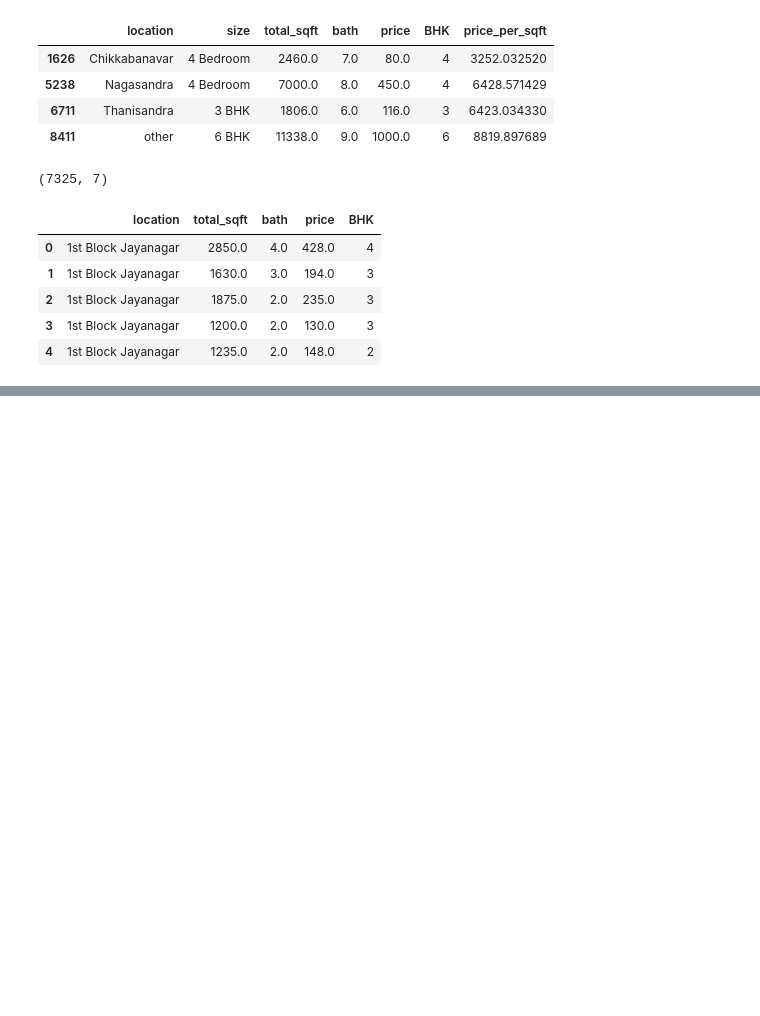
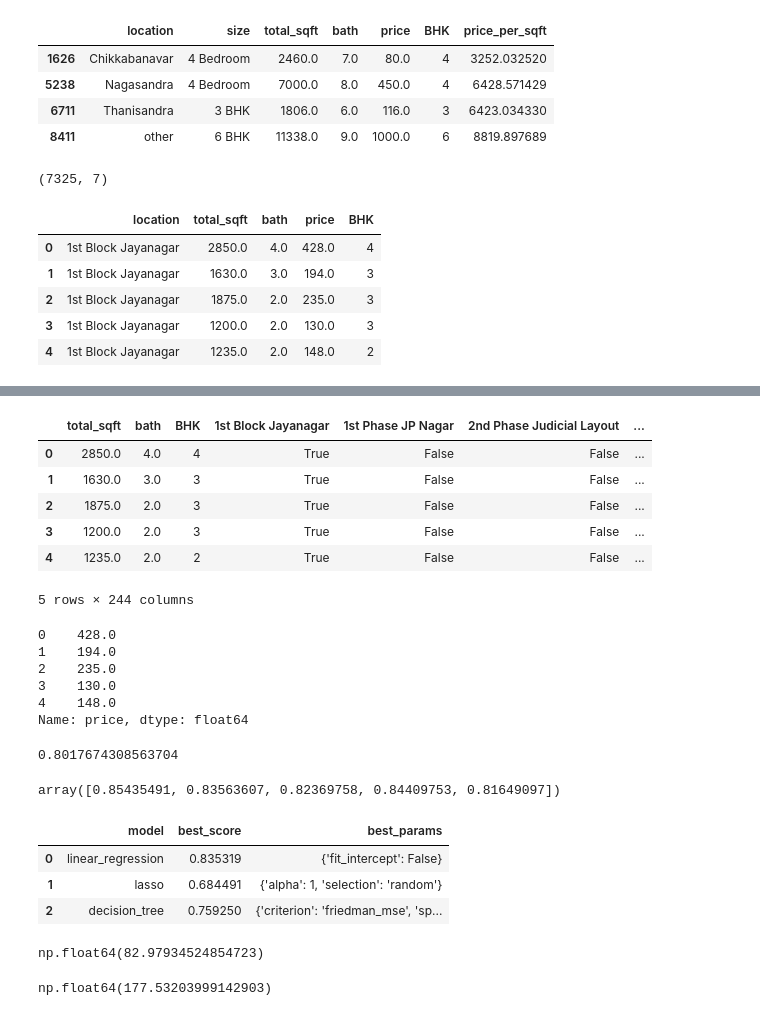
Before and after one commit to KhalilAmamri/bangalore-house-price-prediction, a Jupyter notebook: notebooks/Bangalore_House_Price_Prediction.ipynb, the cells around one changed output, grey strips where cells are left out. Drawn from its saved outputs; the diff is of its cells as text; code cells hidden in the pictures; blank space fills up the shorter version.

```diff
--- a/notebooks/Bangalore_House_Price_Prediction.ipynb
+++ b/notebooks/Bangalore_House_Price_Prediction.ipynb
@@ -372,0 +413,21 @@ df10.head()
+# %%
+X = df12.drop('price', axis='columns')
+y = df12.price
+X.head()
+# %% [output]
+|  | total_sqft | bath | BHK | 1st Block Jayanagar | 1st Phase JP Nagar | 2nd Phase Judicial Layout | ... |
+| 0 | 2850.0 | 4.0 | 4 | True | False | False | ... |
+| 1 | 1630.0 | 3.0 | 3 | True | False | False | ... |
+| 2 | 1875.0 | 2.0 | 3 | True | False | False | ... |
+| 3 | 1200.0 | 2.0 | 3 | True | False | False | ... |
+| 4 | 1235.0 | 2.0 | 2 | True | False | False | ... |
+5 rows × 244 columns
+# %%
+y.head()
+# %% [output]
+0    428.0
+1    194.0
+2    235.0
+3    130.0
+4    148.0
+Name: price, dtype: float64
@@ -372,0 +437,14 @@ df10.head()
+# %%
+from sklearn.linear_model import LinearRegression
+lr_clf = LinearRegression()
+lr_clf.fit(X_train, y_train)
+lr_clf.score(X_test, y_test)
+# %% [output]
+0.8017674308563704
+# %%
+from sklearn.model_selection import ShuffleSplit
+from sklearn.model_selection import cross_val_score
+cv = ShuffleSplit(n_splits=5, test_size=0.2, random_state=0)
+cross_val_score(LinearRegression(), X, y, cv=cv)
+# %% [output]
+array([0.85435491, 0.83563607, 0.82369758, 0.84409753, 0.81649097])
@@ -372,0 +490,7 @@ df10.head()
+# %%
+find_best_model_using_gridsearchcv(X, y)
+# %% [output]
+|  | model | best_score | best_params |
+| 0 | linear_regression | 0.835319 | {'fit_intercept': False} |
+| 1 | lasso | 0.684491 | {'alpha': 1, 'selection': 'random'} |
+| 2 | decision_tree | 0.759250 | {'criterion': 'friedman_mse', 'sp... |
@@ -372,0 +509,8 @@ df10.head()
+# %%
+predict_price('1st Phase JP Nagar', 1000, 2, 2)
+# %% [output]
+np.float64(82.97934524854723)
+# %%
+predict_price('Indira Nagar', 1000, 2, 3)
+# %% [output]
+np.float64(177.53203999142903)
```
Also changed, not shown: parts of 8 cells of this notebook.
